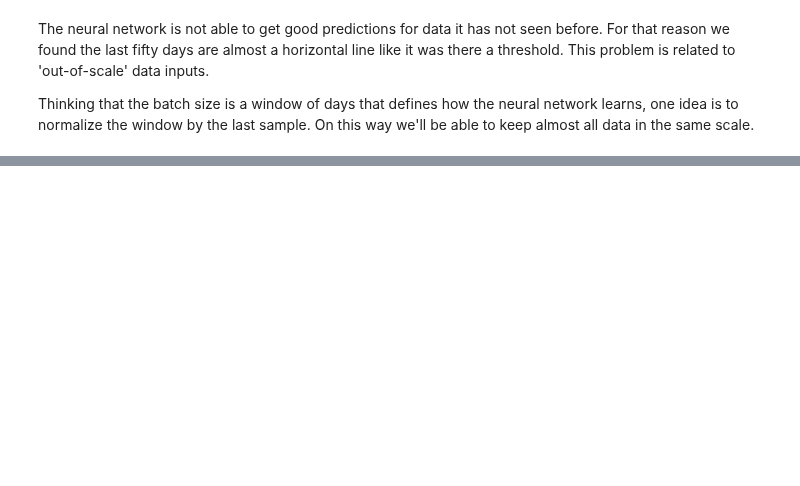
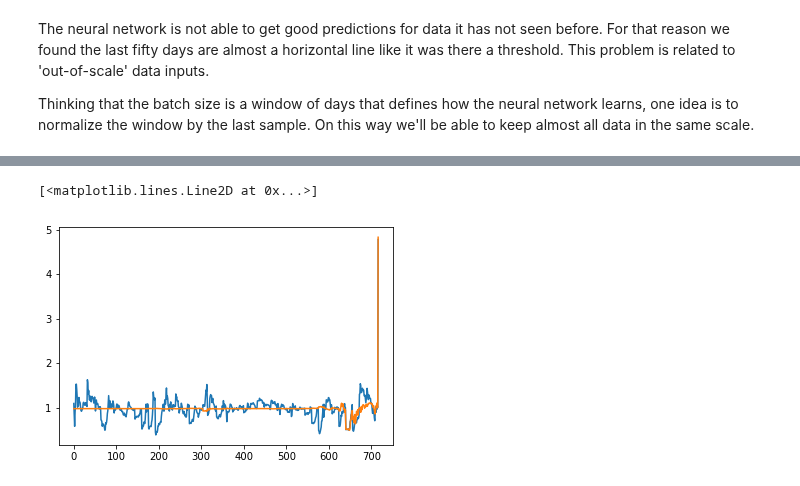
Before and after one commit to samuxiii/notebooks, a Jupyter notebook: stock/Ethereum Stock.ipynb, the cells around one changed output, grey strips where cells are left out. Cells and saved outputs as stored; diff of their text form; code cells hidden in the pictures; blank space fills up the shorter version.

Commit message:
First try with window_normalization

```diff
--- a/stock/Ethereum Stock.ipynb
+++ b/stock/Ethereum Stock.ipynb
@@ -274,6 +276,8 @@ The neural network is not able to get good predictions for data it has not seen
 
 Thinking that the batch size is a window of days that defines how the neural network learns, one idea is to normalize the window by the last sample. On this way we'll be able to keep almost all data in the same scale.
 # %%
+window_size=16
+
 def window_normalization(data, window_size):
     y = np.empty_like(data)
     for i in range(0,len(data), window_size):
@@ -281,3 +285,12 @@ def window_normalization(data, window_size):
         y[i:j] = data[i:j]/data[j]
 
     return y
+# %%
+X_train_norm = window_normalization(X_train_prep, window_size)
+y_train_norm = window_normalization(y_train_prep, window_size)
+
+model = Sequential()
+model.add(LSTM(128, input_shape=(3,1) ))
+model.add(Dense(1))
+model.compile(loss='mean_squared_error', optimizer='adam')
+model.fit(X_train_norm, y_train_norm, epochs=100, batch_size=window_size, verbose=1)
@@ -283,0 +316,7 @@ def window_normalization(data, window_size):
+# %%
+pred = model.predict(X_train_norm)
+plt.plot(y_train_norm)
+plt.plot(pred)
+# %% [output]
+[<matplotlib.lines.Line2D at 0x...>]
+[figure, added]
```
Also changed, not shown: parts of 5 cells of this notebook.
